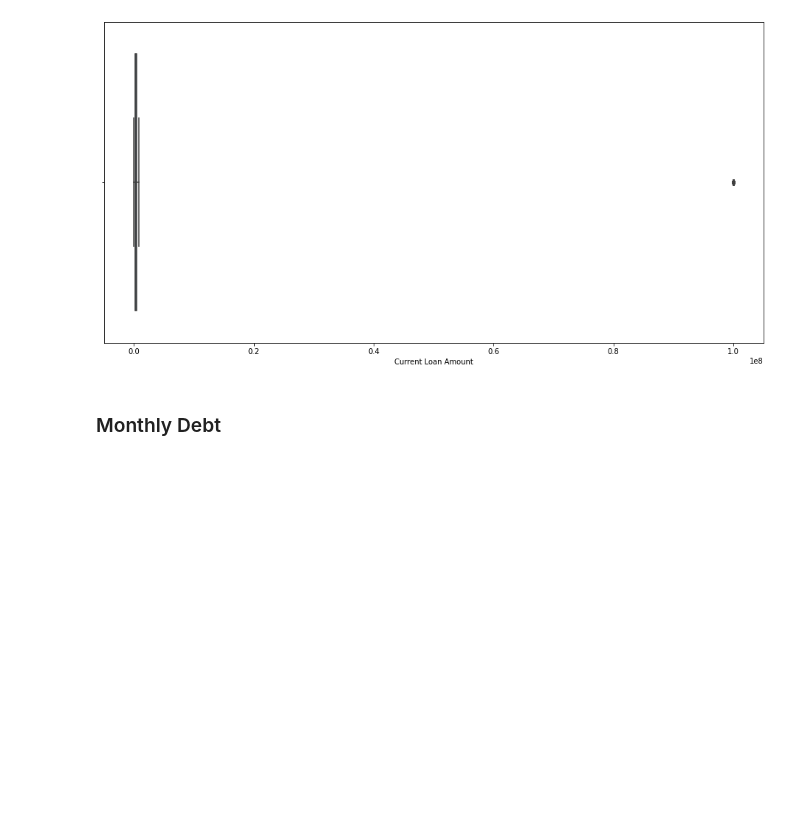
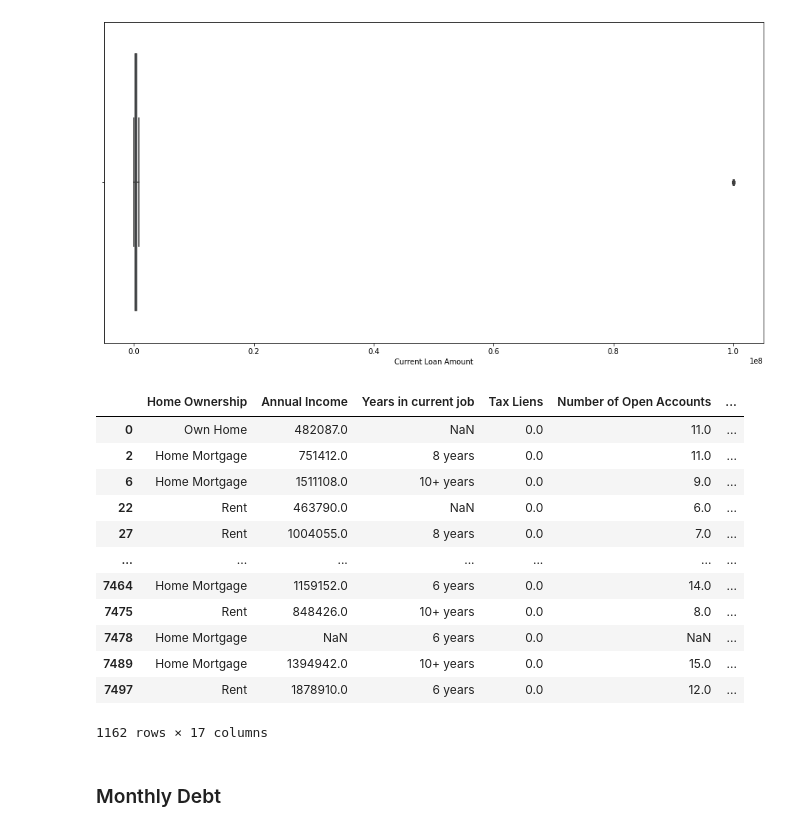
Before and after one commit to adurzin/data_science_cont, a Jupyter notebook: course_complete.ipynb, the cells around one changed output. Cells and saved outputs as stored; diff of their text form; code cells hidden in the pictures; blank space fills up the shorter version.

```diff
--- a/course_complete.ipynb
+++ b/course_complete.ipynb
@@ -186,7 +186,7 @@ Annual_Income_max
 # %% [output]
 3444213.5
 # %%
-df.loc[df['Annual Income'] > Annual_Income_max, 'Annual Income'] = df['Annual Income'].median()
+df.loc[df['Annual Income'] > Annual_Income_max, 'Annual Income'] = None
 # %% [markdown]
 ### Current Credit Balance
 # %%
@@ -254,7 +254,7 @@ df.loc[df['Number of Open Accounts'] > 25, 'Number of Open Accounts'].value_coun
 42.0     1
 Name: Number of Open Accounts, dtype: int64
 # %%
-df.loc[df['Number of Open Accounts'] > 25, 'Number of Open Accounts'] = df['Number of Open Accounts'].median()
+df.loc[df['Number of Open Accounts'] > 25, 'Number of Open Accounts'] = None
 # %% [markdown]
 ### Current Loan Amount
 # %%
@@ -275,4 +275,20 @@ sns.boxplot(df['Current Loan Amount'])
 plt.show()
 # %% [output]
 [figure]
+# %%
+df.loc[df['Current Loan Amount'] > 700000]
+# %% [output]
+|  | Home Ownership | Annual Income | Years in current job | Tax Liens | Number of Open Accounts | ... |
+| 0 | Own Home | 482087.0 | NaN | 0.0 | 11.0 | ... |
+| 2 | Home Mortgage | 751412.0 | 8 years | 0.0 | 11.0 | ... |
+| 6 | Home Mortgage | 1511108.0 | 10+ years | 0.0 | 9.0 | ... |
+| 22 | Rent | 463790.0 | NaN | 0.0 | 6.0 | ... |
+| 27 | Rent | 1004055.0 | 8 years | 0.0 | 7.0 | ... |
+| ... | ... | ... | ... | ... | ... | ... |
+| 7464 | Home Mortgage | 1159152.0 | 6 years | 0.0 | 14.0 | ... |
+| 7475 | Rent | 848426.0 | 10+ years | 0.0 | 8.0 | ... |
+| 7478 | Home Mortgage | NaN | 6 years | 0.0 | NaN | ... |
+| 7489 | Home Mortgage | 1394942.0 | 10+ years | 0.0 | 15.0 | ... |
+| 7497 | Rent | 1878910.0 | 6 years | 0.0 | 12.0 | ... |
+1162 rows × 17 columns
 # %%
```
Also changed, not shown: parts of 15 cells of this notebook, 10 other files.
